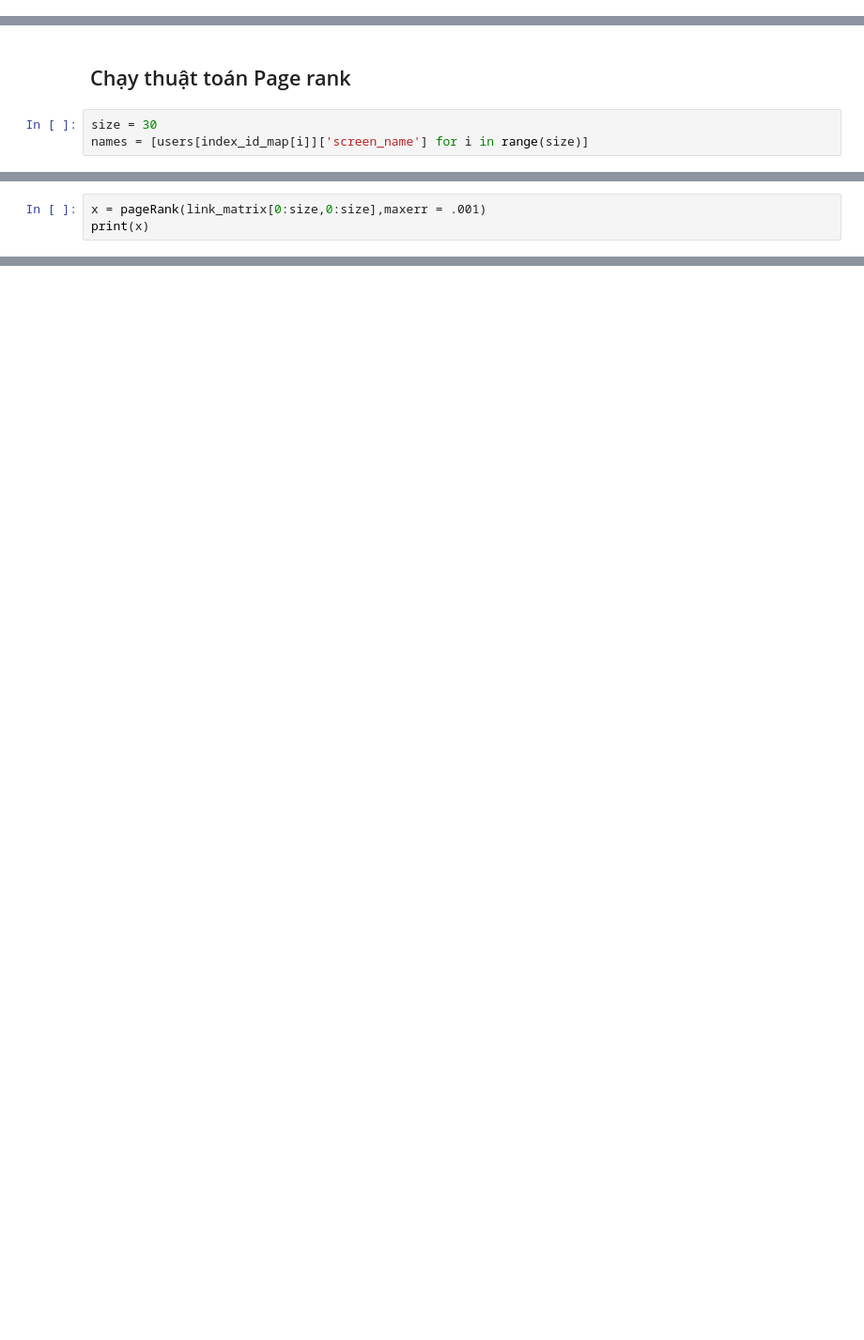
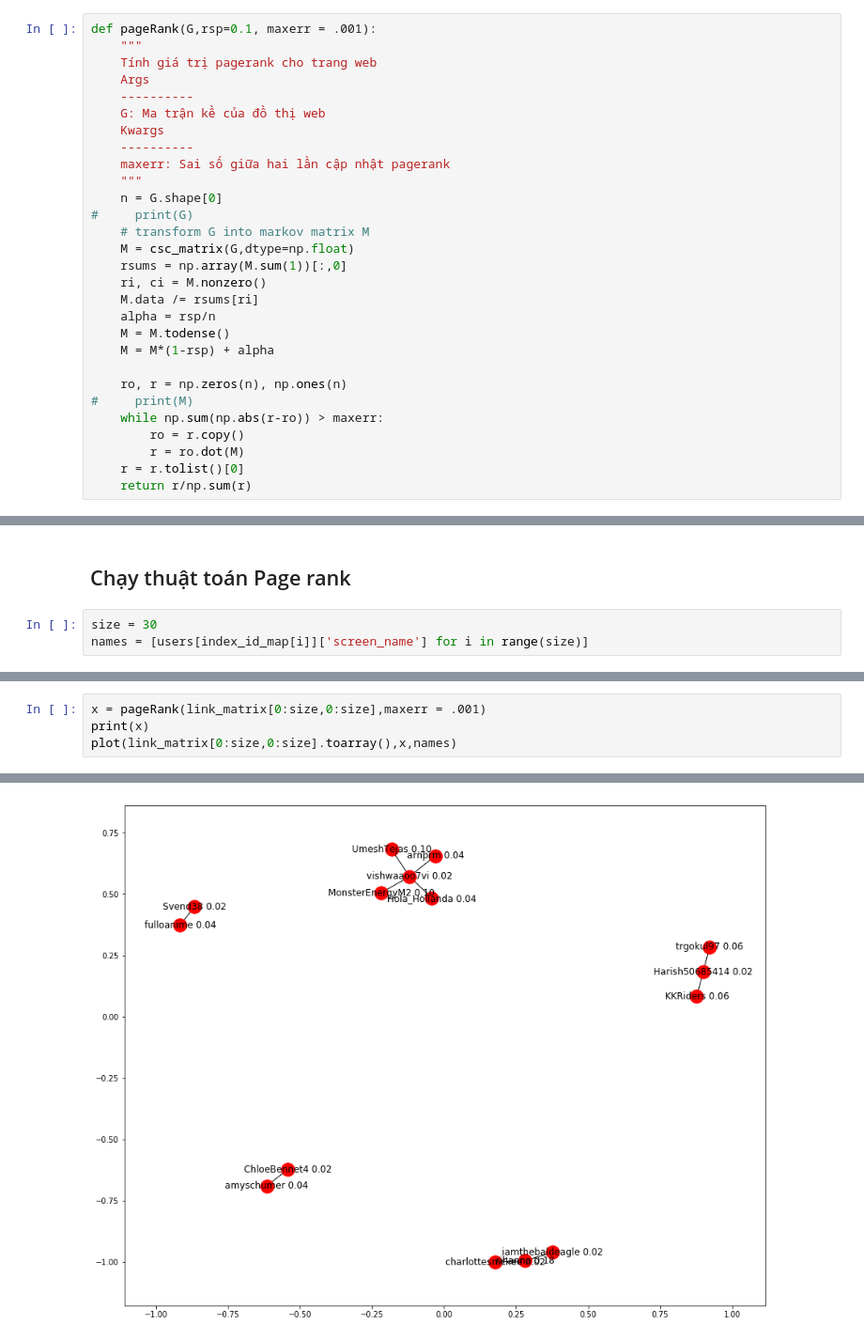
Before and after one commit to phamngoclinh96/TextRank, a Jupyter notebook: Hits+PageRank.ipynb, the cells around one changed output, grey strips where cells are left out. Shown: that part at 94% size. Saved outputs shown, nothing was run; the diff lists cells and outputs as text; blank space fills up the shorter version.

```diff
--- a/Hits+PageRank.ipynb
+++ b/Hits+PageRank.ipynb
@@ -259,3 +253,32 @@ class HITS():
+# %%
+def pageRank(G,rsp=0.1, maxerr = .001):
+    """
+    Tính giá trị pagerank cho trang web
+    Args
+    ----------
+    G: Ma trận kề của đồ thị web
+    Kwargs
+    ----------
+    maxerr: Sai số giữa hai lần cập nhật pagerank
+    """
+    n = G.shape[0]
+#     print(G)
+    # transform G into markov matrix M
+    M = csc_matrix(G,dtype=np.float)
+    rsums = np.array(M.sum(1))[:,0]
+    ri, ci = M.nonzero()
+    M.data /= rsums[ri]
+    alpha = rsp/n
+    M = M.todense()
+    M = M*(1-rsp) + alpha
+
+    ro, r = np.zeros(n), np.ones(n)
+#     print(M)
+    while np.sum(np.abs(r-ro)) > maxerr:
+        ro = r.copy()
+        r = ro.dot(M)
+    r = r.tolist()[0]
+    return r/np.sum(r)
 # %% [markdown]
 ## Page rank cải tiến
 Thuật toán pagerank cải tiến lặp theo công thức
@@ -343,4 +367,5 @@ names = [users[index_id_map[i]]['screen_name'] for i in range(size)]
 # %%
 x = pageRank(link_matrix[0:size,0:size],maxerr = .001)
 print(x)
+plot(link_matrix[0:size,0:size].toarray(),x,names)
 # %% [output]
@@ -351,0 +377 @@ print(x)
+[figure, added]
```
Also changed, not shown: parts of 11 cells of this notebook, 3 other files.
